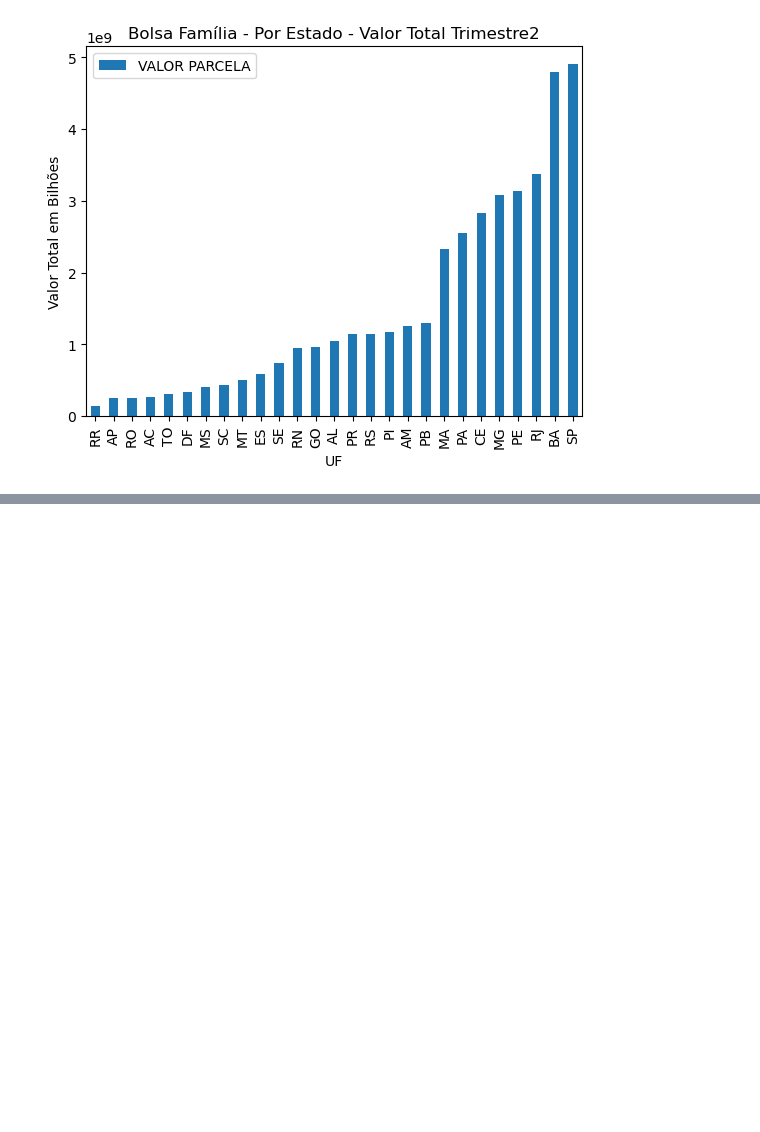
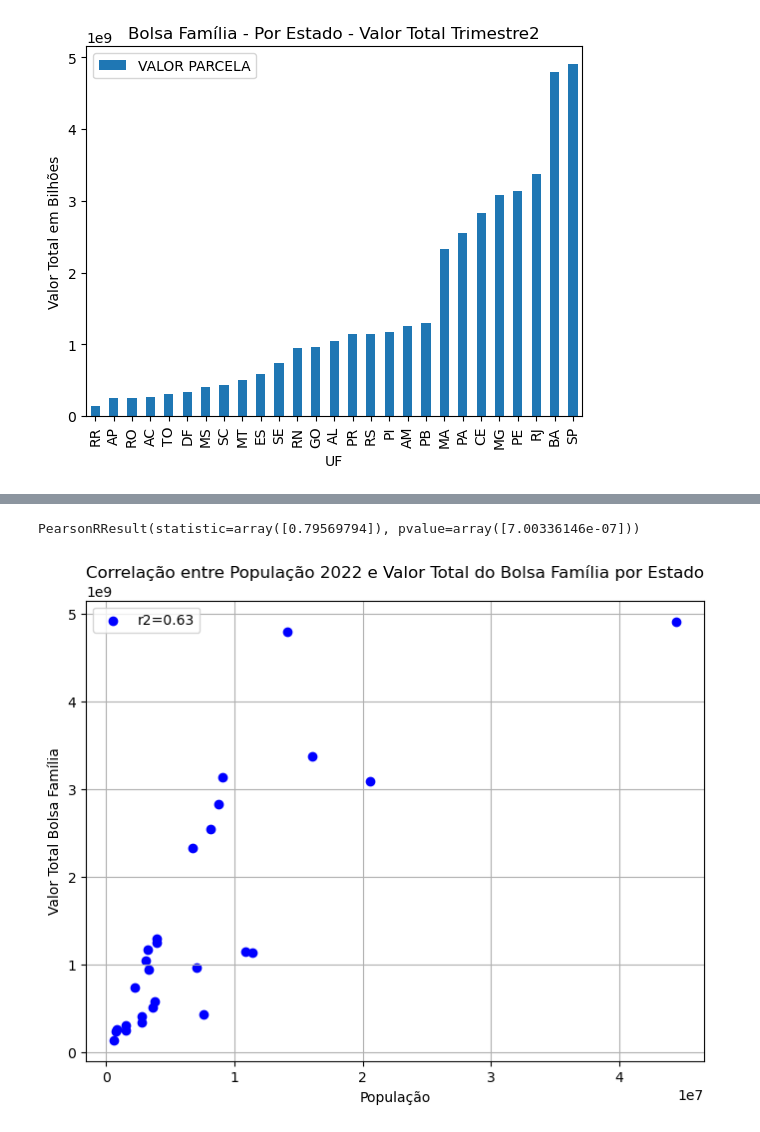
Before and after one commit to AnaCarolNeves/ProjetoFinalBigData, a Jupyter notebook: ProjetoFinal_parte2.ipynb, the cells around one changed output, grey strips where cells are left out. Cells and saved outputs as stored; diff of their text form; code cells hidden in the pictures; blank space fills up the shorter version.

Commit message:
Update ProjetoFinal_parte2.ipynb
Com gráfico e Correlação de Pearson

```diff
--- a/ProjetoFinal_parte2.ipynb
+++ b/ProjetoFinal_parte2.ipynb
@@ -103,0 +162,5 @@ plt.show()
+# %%
+df_populacao = populacao.group_by('Sigla').agg(pl.col('2022'))
+df_populacao = df_populacao.sort("Sigla")
+
+display(df_populacao)
@@ -103,0 +182,5 @@ plt.show()
+# %%
+dado_valor = df_polars.group_by('UF').agg(pl.col('VALOR PARCELA').sum())
+dado_valor = dado_valor.sort("UF")
+
+display(dado_valor)
@@ -103,0 +206,5 @@ plt.show()
+# %%
+#Correlação de Pearson
+
+coluna_2022 = df_populacao['2022']
+print(coluna_2022)
@@ -103,0 +227,3 @@ plt.show()
+# %%
+coluna_valor = dado_valor['VALOR PARCELA']
+print(coluna_valor)
@@ -103,0 +255,18 @@ plt.show()
+# %%
+correlacao = pearsonr(coluna_2022, coluna_valor)
+print(correlacao)
+# %% [output]
+PearsonRResult(statistic=array([0.79569794]), pvalue=array([7.00336146e-07]))
+# %%
+#criando o gráfico de dispersão
+plt.figure(figsize=(8,6))
+plt.scatter(coluna_2022, coluna_valor,
+color='blue', label=f'r2={0.79569794**2:.2f}')
+plt.title('Correlação entre População 2022 e Valor Total do Bolsa Família por Estado')
+plt.xlabel('População')
+plt.ylabel('Valor Total Bolsa Família')
+plt.legend()
+plt.grid(True)
+plt.show()
+# %% [output]
+[figure, added]
```
Also changed, not shown: parts of 10 cells of this notebook.
